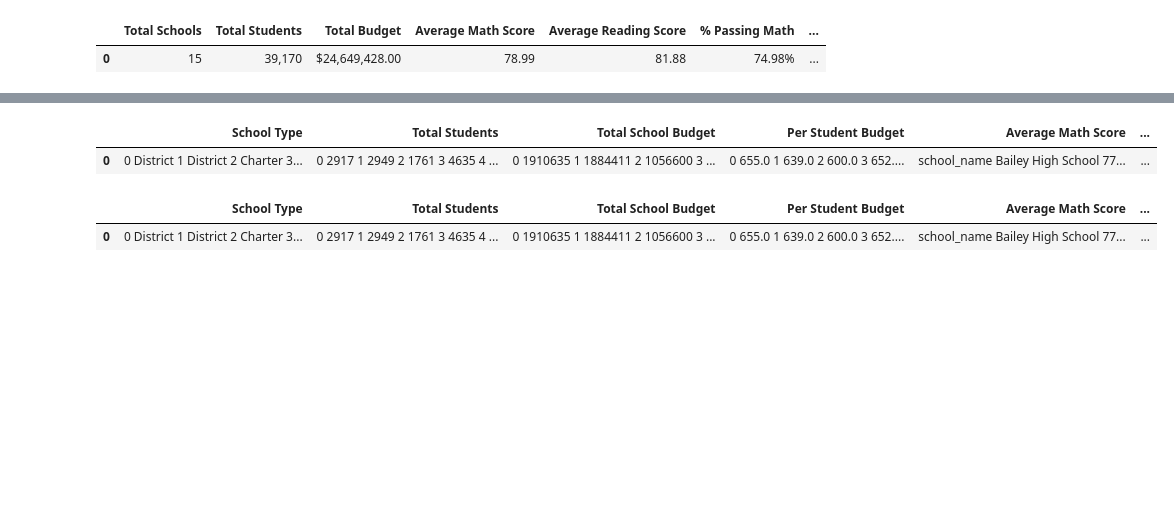
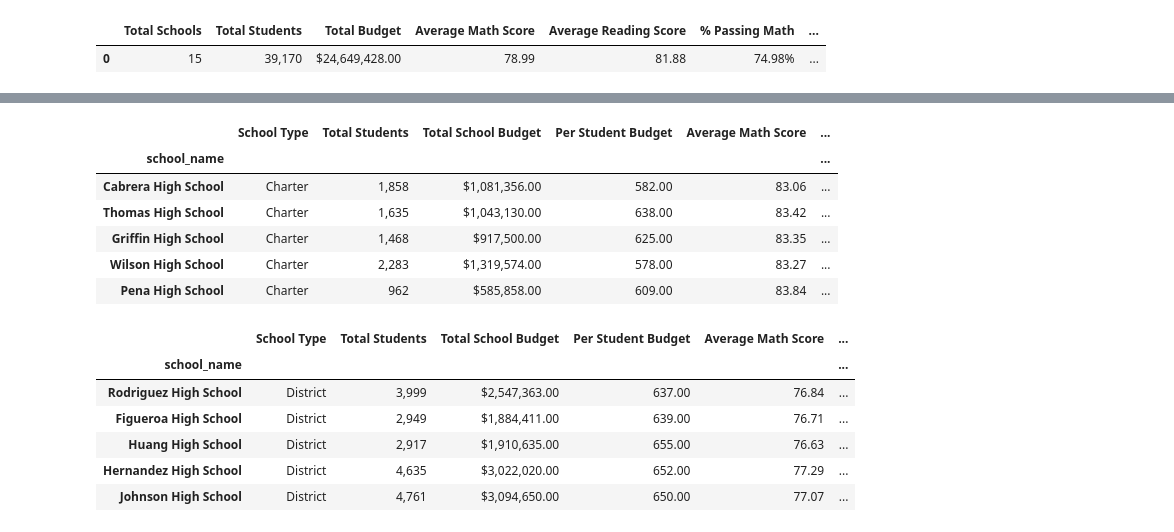
Before and after one commit to brianroberts778/Pandas_school_district_budgets, a Jupyter notebook: PyCitySchools/PyCitySchools.ipynb, the cells around one changed output, grey strips where cells are left out. Drawn from its saved outputs; the diff is of its cells as text; code cells hidden in the pictures; blank space fills up the shorter version.

Commit message:
Completed School Summary
^^^. Also was able to finish Reading Scores by Grade, Math Scores by Grade, Bottom Performing Schools, and Top Performing Schools.

```diff
--- a/PyCitySchools/PyCitySchools.ipynb
+++ b/PyCitySchools/PyCitySchools.ipynb
@@ -61,43 +61,54 @@ district_summary_df.style.format({"Total Students":"{:,}","Total Budget":"${:,.2
 
 # Group the merged data frames by school name
 group_by_school = school_data_whole.groupby(['school_name'])
+group_by_school.count()
 
 # Determine the school type for each school
 school_type = group_by_school['type'].first()
+school_type
+
+##school_names = school_data_whole['school_name'].unique()
 
 # Determine the total number of students at each school
 school_students = group_by_school['size'].first()
+school_students
 
 # Determine the total budget for each school
 school_budget = group_by_school['budget'].first()
+school_budget
 
 # Calculate the per student budget for each school
 school_budget_per_student = (school_budget/school_students)
+school_budget_per_student
 
 # Calculate the average math score for each school
 school_avg_math = group_by_school['math_score'].mean()
+school_avg_math
 
 # Calculate the average reading score for each school
 school_avg_reading = group_by_school['reading_score'].mean()
+school_avg_reading
+
 
 # Calculate the percent passing math for each school
 school_passing_math = school_data_whole[school_data_whole['math_score']>=70].groupby(['school_name']).size()
-school_percent_pass_math = (school_passing_math/school_students)*100
+school_percent_pass_math = (school_passing_math/school_students)
+school_percent_pass_math
 
 # Calculate the percent passing reading for each school
 school_passing_reading = school_data_whole[school_data_whole['reading_score']>=70].groupby(['school_name']).size()
-school_percent_pass_read = (school_passing_reading/school_students)*100
+school_percent_pass_read = (school_passing_reading/school_students)
+
 
 # Calculate the percent passing both for each school
-school_passing_overall = len((school_passing_reading)&(school_passing_math))
-school_percent_pass_ovr = (school_passing_overall/school_students)
+school_ovr_pass = school_data_whole[(school_data_whole['math_score']>=70)&(school_data_whole['reading_score']>=70)].groupby(['school_name']).size()
+school_ovr_pass_perc = (school_ovr_pass/school_students)
 
 # Create a dataframe to hold the results above
-school_summary = {'School Type':[school_type],'Total Students':[school_students],'Total School Budget':[school_budget],'Per Student Budget':[school_budget_per_student]
-                 ,'Average Math Score':[school_avg_math],'Average Reading Score':[school_avg_reading],'% Passing Math':[school_percent_pass_math],
-                 '% Passing Reading':[school_percent_pass_read],'% Overall Passing':[school_percent_pass_ovr]}
 
-school_summary_df = pd.DataFrame(school_summary)
+school_summary_df = pd.DataFrame({'School Type':school_type,'Total Students':school_students,'Total School Budget':school_budget,'Per Student Budget':school_budget_per_student
+                 ,'Average Math Score':school_avg_math,'Average Reading Score':school_avg_reading,'% Passing Math':school_percent_pass_math,
+                 '% Passing Reading':school_percent_pass_read,'% Overall Passing':school_ovr_pass_perc})
 
 # Format Cells
 school_summary_df.style.format({"Total Students":"{:,}",
@@ -114,21 +140,49 @@ TypeError: unsupported format string passed to Series.__format__
 # %%
 ### Top Performing Schools (By % Overall Passing) ###
 
 # Sort and display the top five performing schools by % overall passing
 top_schools = school_summary_df.sort_values(by='% Overall Passing',ascending=False)
-top_schools.head(5)
+
+
+top_schools.head().style.format({"Total Students":"{:,}",
+                                "Total School Budget":"${:,.2f}",
+                                "Per Student Budget":"{:,.2f}",
+                                "Average Math Score":"{:.2f}",
+                                "Average Reading Score":"{:.2f}",
+                                "% Passing Math":"{:.2%}",
+                                "% Passing Reading":"{:.2%}",
+                                "% Overall Passing":"{:.2%}"})
 # %% [output]
 |  | School Type | Total Students | Total School Budget | Per Student Budget | Average Math Score | ... |
-| 0 | 0 District 1 District 2 Charter 3... | 0 2917 1 2949 2 1761 3 4635 4 ... | 0 1910635 1 1884411 2 1056600 3 ... | 0 655.0 1 639.0 2 600.0 3 652.... | school_name Bailey High School 77... | ... |
+| school_name |  |  |  |  |  | ... |
+| Cabrera High School | Charter | 1,858 | $1,081,356.00 | 582.00 | 83.06 | ... |
+| Thomas High School | Charter | 1,635 | $1,043,130.00 | 638.00 | 83.42 | ... |
+| Griffin High School | Charter | 1,468 | $917,500.00 | 625.00 | 83.35 | ... |
+| Wilson High School | Charter | 2,283 | $1,319,574.00 | 578.00 | 83.27 | ... |
+| Pena High School | Charter | 962 | $585,858.00 | 609.00 | 83.84 | ... |
 # %%
 ### Bottom Performing Schools (By % Overall Passing) ###
 
 # Sort and display the bottom five performing schools by % overall passing
 bottom_schools = school_summary_df.sort_values(by='% Overall Passing')
-bottom_schools.head(5)
+
+
+bottom_schools.head().style.format({"Total Students":"{:,}",
+                                "Total School Budget":"${:,.2f}",
+                                "Per Student Budget":"{:,.2f}",
+                                "Average Math Score":"{:.2f}",
+                                "Average Reading Score":"{:.2f}",
+                                "% Passing Math":"{:.2%}",
+                                "% Passing Reading":"{:.2%}",
+                                "% Overall Passing":"{:.2%}"})
 # %% [output]
 |  | School Type | Total Students | Total School Budget | Per Student Budget | Average Math Score | ... |
-| 0 | 0 District 1 District 2 Charter 3... | 0 2917 1 2949 2 1761 3 4635 4 ... | 0 1910635 1 1884411 2 1056600 3 ... | 0 655.0 1 639.0 2 600.0 3 652.... | school_name Bailey High School 77... | ... |
+| school_name |  |  |  |  |  | ... |
+| Rodriguez High School | District | 3,999 | $2,547,363.00 | 637.00 | 76.84 | ... |
+| Figueroa High School | District | 2,949 | $1,884,411.00 | 639.00 | 76.71 | ... |
+| Huang High School | District | 2,917 | $1,910,635.00 | 655.00 | 76.63 | ... |
+| Hernandez High School | District | 4,635 | $3,022,020.00 | 652.00 | 77.29 | ... |
+| Johnson High School | District | 4,761 | $3,094,650.00 | 650.00 | 77.07 | ... |
 # %%
 ### Math Scores by Grade ###
 
```
Also changed, not shown: parts of 5 cells of this notebook, 1 other file.
